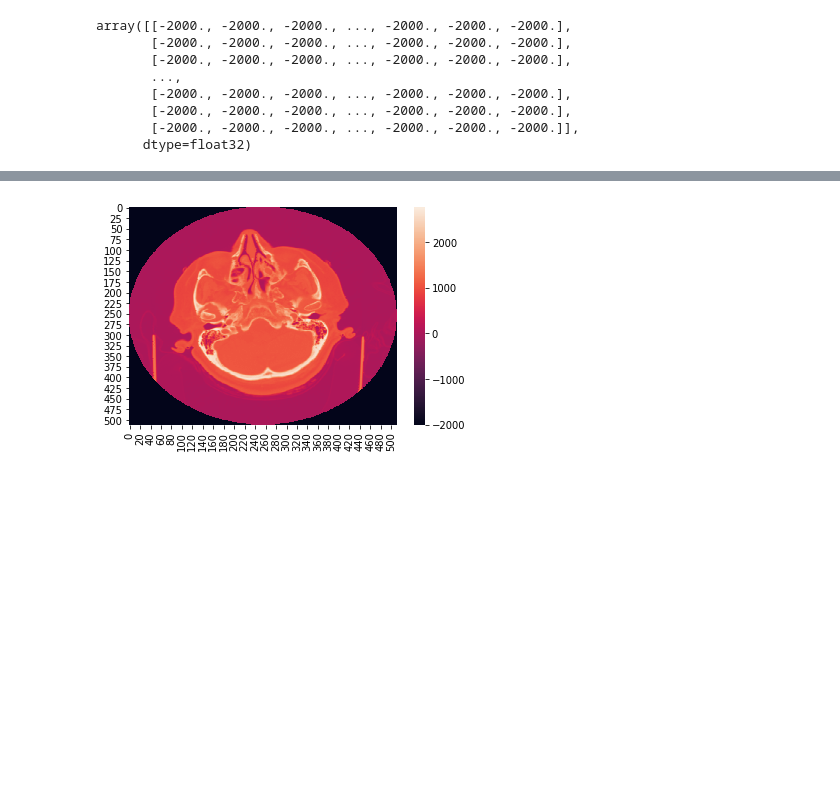
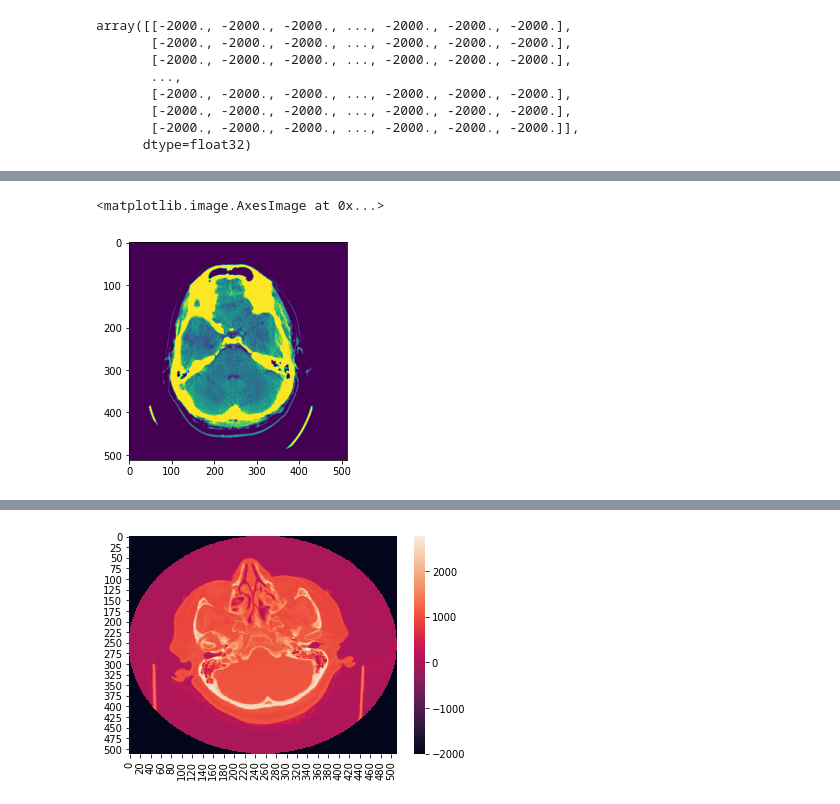
Before and after one commit to tl32rodan/Digital-Medicine-RSNA-ICH-Detection, a Jupyter notebook: dev.ipynb, the cells around one changed output, grey strips where cells are left out. Saved outputs shown, nothing was run; the diff lists cells and outputs as text; code cells hidden in the pictures; blank space fills up the shorter version.

```diff
--- a/dev.ipynb
+++ b/dev.ipynb
@@ -18,0 +81,5 @@ array([[-2000., -2000., -2000., ..., -2000., -2000., -2000.],
+# %%
+plt.imshow(normalize_minmax(brain_img)*255)
+# %% [output]
+<matplotlib.image.AxesImage at 0x...>
+[figure, added]
```
Also changed, not shown: parts of 20 cells of this notebook, 1 other file.
